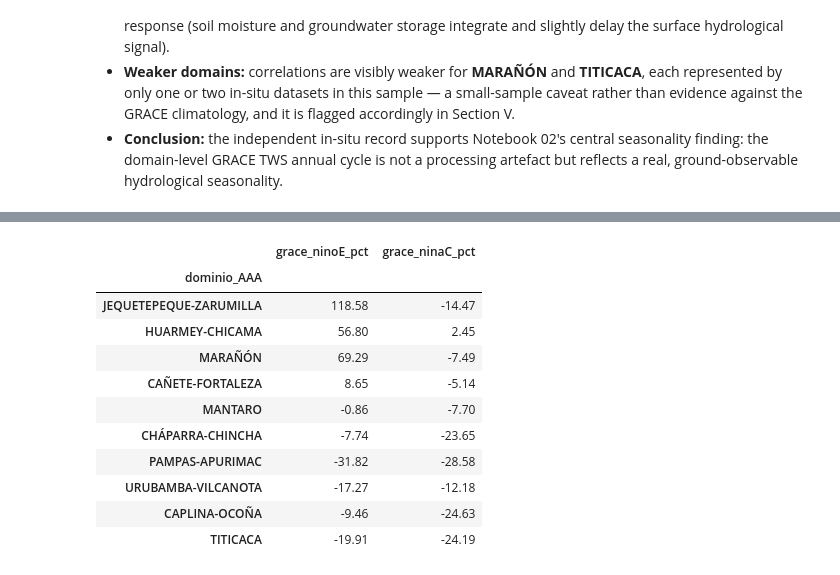
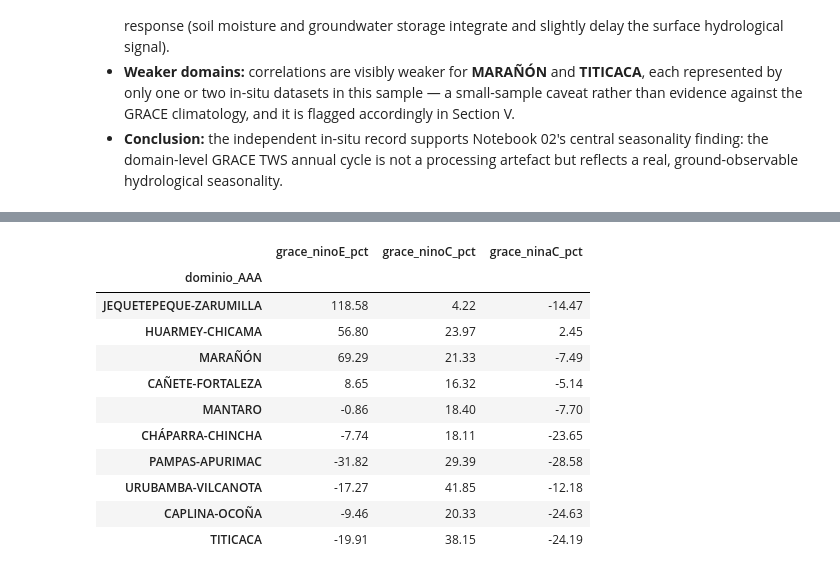
Before and after one commit to jnolorbe/hydrology-peru, a Jupyter notebook: notebooks/04_insitu_validation_seasonality_and_enso_dipole.ipynb, the cells around one changed output, grey strips where cells are left out. Cells and saved outputs as stored; diff of their text form; code cells hidden in the pictures.

```diff
--- a/notebooks/04_insitu_validation_seasonality_and_enso_dipole.ipynb
+++ b/notebooks/04_insitu_validation_seasonality_and_enso_dipole.ipynb
@@ -123,7 +132,8 @@ DATA_PATH = os.path.join(REPO_NAME, "data")
 SHP_PATH = os.path.join(REPO_NAME, "data/shapefiles")
 
 TWS_FILE = os.path.join(DATA_PATH, "processed/GRACE_Peru_final_IQR1_5.nc")
-ENSO_FILE = os.path.join(DATA_PATH, "enso/ecindex_ersstv5.csv")
+ENSO_FILE = os.path.join(DATA_PATH, "enso/ecindex_ersstv5.csv")                    # IGP E/C, ERSSTv5, 2002+ (Notebook 03)
+ENSO_V6_FILE = os.path.join(DATA_PATH, "enso/ecindex_ersstv6.csv")                 # IGP E/C, ERSSTv6, 1850–present
 SHP_AAA_FILE = os.path.join(SHP_PATH, "hydroAAA_domains/Autoridad_Administrativa_del_Agua.shp")
 INSITU_PATH = os.path.join(DATA_PATH, "insitu")
 INSITU_INDEX_FILE = os.path.join(INSITU_PATH, "insitu_index.csv")
@@ -570,35 +654,69 @@ contaminating the control group).
 # %%
 # =================================================================
-# 4.1. GRACE ENSO DIPOLE COMPOSITE (REPRODUCES NOTEBOOK 03, RESTRICTED TO
-#      THE 10 AAA DOMAINS WITH IN-SITU COVERAGE)
+# 4.1. GRACE ENSO COMPOSITES (REPRODUCES NOTEBOOK 03 — ALL THREE REGIMES,
+#      RESTRICTED TO THE 10 AAA DOMAINS WITH IN-SITU COVERAGE)
 # =================================================================
 grace_times = xr_grace.time.values
-common_months = df_ecindex.index.intersection(grace_times)
-df_enso_sync = df_ecindex.loc[common_months]
+common_months = df_ec_v5.index.intersection(grace_times)     # ERSSTv5, exactly as Notebook 03
+df_enso_sync = df_ec_v5.loc[common_months]
 
 index_E, index_C = df_enso_sync['e_index'], df_enso_sync['c_index']
-mask_nino_E = (index_E >= 1.0) & (index_C < 1.0)
-mask_nina_C = (index_C <= -1.0)
-mask_neutro = (index_E.abs() < 0.5) & (index_C.abs() < 0.5)
+mask_nino_E = (index_E >= 1.0) & (index_C < 1.0)              # El Niño E: Eastern Pacific / coastal
+mask_nino_C = (index_C >= 0.5) & (index_E < 0.5)              # El Niño C: Central Pacific (Modoki)
+mask_nina_C = (index_C <= -1.0)                               # La Niña C: Central Pacific La Niña
+mask_neutro = (index_E.abs() < 0.5) & (index_C.abs() < 0.5)   # Neutral control group
 
-TWS_E_avg = xr_grace['lwe_thickness_centered'].sel(time=df_enso_sync[mask_nino_E].index).mean('time')
-TWS_Nina_avg = xr_grace['lwe_thickness_centered'].sel(time=df_enso_sync[mask_nina_C].index).mean('time')
-TWS_Neutro_avg = xr_grace['lwe_thickness_centered'].sel(time=df_enso_sync[mask_neutro].index).mean('time')
+print("GRACE-period sample sizes (months) — identical to Notebook 03:")
+print(f"  El Niño E: {mask_nino_E.sum()} | El Niño C (Modoki): {mask_nino_C.sum()} | "
+      f"La Niña C: {mask_nina_C.sum()} | Neutral: {mask_neutro.sum()}")
 
-pixel_std = xr_grace['lwe_thickness_centered'].std('time')
-var_pct_nino_E = ((TWS_E_avg - TWS_Neutro_avg) / pixel_std * 100).rio.write_crs("EPSG:4326")
-var_pct_nina_C = ((TWS_Nina_avg - TWS_Neutro_avg) / pixel_std * 100).rio.write_crs("EPSG:4326")
+tws = xr_grace['lwe_thickness_centered']
+TWS_Neutro_avg = tws.sel(time=df_enso_sync[mask_neutro].index).mean('time')
+pixel_std = tws.std('time')
+
+REGIMES = {
+    'ninoE': ('El Niño E (Costero)', mask_nino_E),
+    'ninoC': ('El Niño C (Modoki)', mask_nino_C),
+    'ninaC': ('La Niña C', mask_nina_C),
+}
+var_pct = {
+    key: ((tws.sel(time=df_enso_sync[mask].index).mean('time') - TWS_Neutro_avg) / pixel_std * 100
+          ).rio.write_crs("EPSG:4326")
+    for key, (_, mask) in REGIMES.items()
+}
 
 INSITU_DOMAINS = [d for d in REGION_ORDER if d in df_insitu_index['dominio_AAA'].dropna().unique()]
 
-grace_dipole_rows = []
+grace_rows = []
 for domain_name in INSITU_DOMAINS:
     domain_mask = gdf_aaa[gdf_aaa['NAME_AAA'] == domain_name]
-    val_E = var_pct_nino_E.rio.clip(domain_mask.geometry, domain_mask.crs, drop=True).mean().values
-    val_N = var_pct_nina_C.rio.clip(domain_mask.geometry, domain_mask.crs, drop=True).mean().values
-    grace_dipole_rows.append({'dominio_AAA': domain_name, 'grace_ninoE_pct': float(val_E), 'grace_ninaC_pct': float(val_N)})
+    row = {'dominio_AAA': domain_name}
+    for key in REGIMES:
+        row[f'grace_{key}_pct'] = float(var_pct[key].rio.clip(domain_mask.geometry, domain_mask.crs, drop=True).mean().values)
+    grace_rows.append(row)
 
-df_grace_dipole = pd.DataFrame(grace_dipole_rows).set_index('dominio_AAA')
-print(f"✓ GRACE ENSO composite reproduced for {len(df_grace_dipole)} in-situ-covered domains.")
+df_grace_dipole = pd.DataFrame(grace_rows).set_index('dominio_AAA')
+print(f"\n✓ GRACE ENSO composites reproduced for {len(df_grace_dipole)} in-situ-covered domains.")
 display(df_grace_dipole.round(2))
+
+# --- Sensitivity: same GRACE composites with the ERSSTv6 E/C index ---
+_sync6 = df_ec_v6.loc[df_ec_v6.index.intersection(grace_times)]
+_E6, _C6 = _sync6['e_index'], _sync6['c_index']
+_masks6 = {'ninoE': (_E6 >= 1.0) & (_C6 < 1.0), 'ninoC': (_C6 >= 0.5) & (_E6 < 0.5), 'ninaC': _C6 <= -1.0}
+_neutro6 = tws.sel(time=_sync6[(_E6.abs() < 0.5) & (_C6.abs() < 0.5)].index).mean('time')
+_rows6 = []
+for domain_name in INSITU_DOMAINS:
+    domain_mask = gdf_aaa[gdf_aaa['NAME_AAA'] == domain_name]
+    row = {'dominio_AAA': domain_name}
+    for key, m in _masks6.items():
+        grid = ((tws.sel(time=_sync6[m].index).mean('time') - _neutro6) / pixel_std * 100).rio.write_crs("EPSG:4326")
+        row[key] = float(grid.rio.clip(domain_mask.geometry, domain_mask.crs, drop=True).mean().values)
+    _rows6.append(row)
+df_grace_dipole_v6 = pd.DataFrame(_rows6).set_index('dominio_AAA')
+print("\nSensitivity — GRACE composites with the ERSSTv6 index "
+      f"(months: El Niño E {int(_masks6['ninoE'].sum())}, El Niño C {int(_masks6['ninoC'].sum())}, "
+      f"La Niña C {int(_masks6['ninaC'].sum())}):")
+for key in _masks6:
+    same = (np.sign(df_grace_dipole_v6[key]) == np.sign(df_grace_dipole[f'grace_{key}_pct'])).sum()
+    print(f"  {REGIMES[key][0]:<22}: same sign as ERSSTv5 in {same}/{len(df_grace_dipole)} domains")
 # %% [output]
@@ -606,12 +727,12 @@ display(df_grace_dipole.round(2))
-|  | grace_ninoE_pct | grace_ninaC_pct |
-| dominio_AAA |  |  |
-| JEQUETEPEQUE-ZARUMILLA | 118.58 | -14.47 |
-| HUARMEY-CHICAMA | 56.80 | 2.45 |
-| MARAÑÓN | 69.29 | -7.49 |
-| CAÑETE-FORTALEZA | 8.65 | -5.14 |
-| MANTARO | -0.86 | -7.70 |
-| CHÁPARRA-CHINCHA | -7.74 | -23.65 |
-| PAMPAS-APURIMAC | -31.82 | -28.58 |
-| URUBAMBA-VILCANOTA | -17.27 | -12.18 |
-| CAPLINA-OCOÑA | -9.46 | -24.63 |
-| TITICACA | -19.91 | -24.19 |
+|  | grace_ninoE_pct | grace_ninoC_pct | grace_ninaC_pct |
+| dominio_AAA |  |  |  |
+| JEQUETEPEQUE-ZARUMILLA | 118.58 | 4.22 | -14.47 |
+| HUARMEY-CHICAMA | 56.80 | 23.97 | 2.45 |
+| MARAÑÓN | 69.29 | 21.33 | -7.49 |
+| CAÑETE-FORTALEZA | 8.65 | 16.32 | -5.14 |
+| MANTARO | -0.86 | 18.40 | -7.70 |
+| CHÁPARRA-CHINCHA | -7.74 | 18.11 | -23.65 |
+| PAMPAS-APURIMAC | -31.82 | 29.39 | -28.58 |
+| URUBAMBA-VILCANOTA | -17.27 | 41.85 | -12.18 |
+| CAPLINA-OCOÑA | -9.46 | 20.33 | -24.63 |
+| TITICACA | -19.91 | 38.15 | -24.19 |
```
Also changed, not shown: parts of 19 cells of this notebook, 3 other files.
